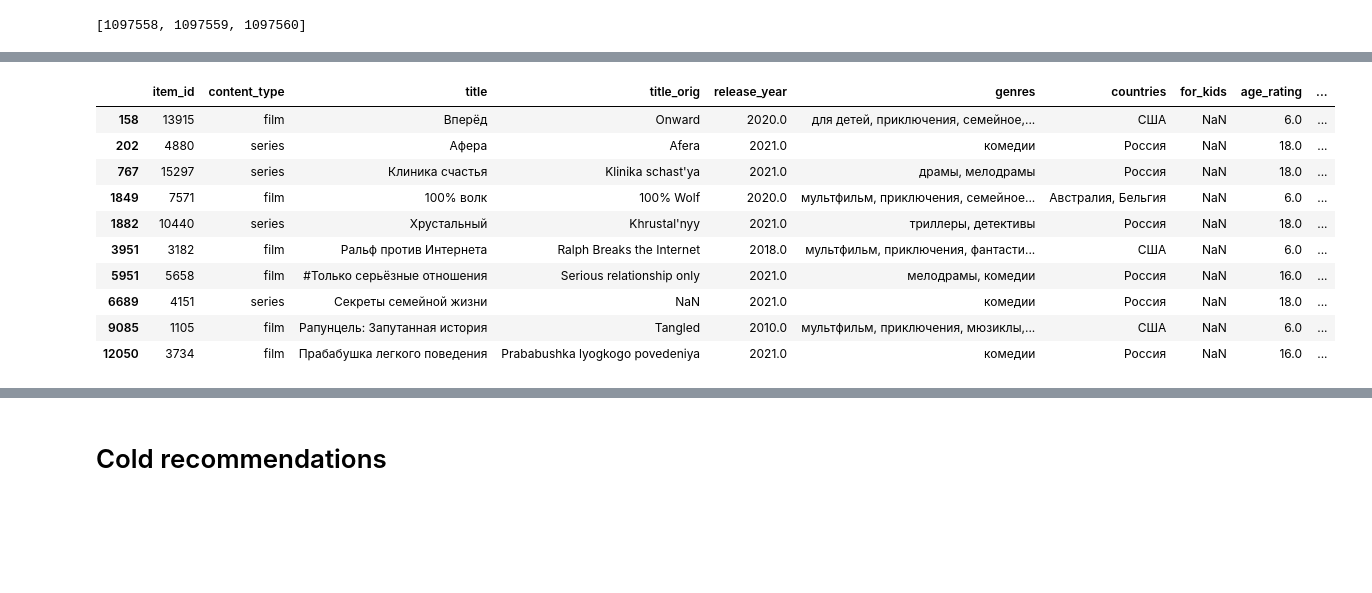
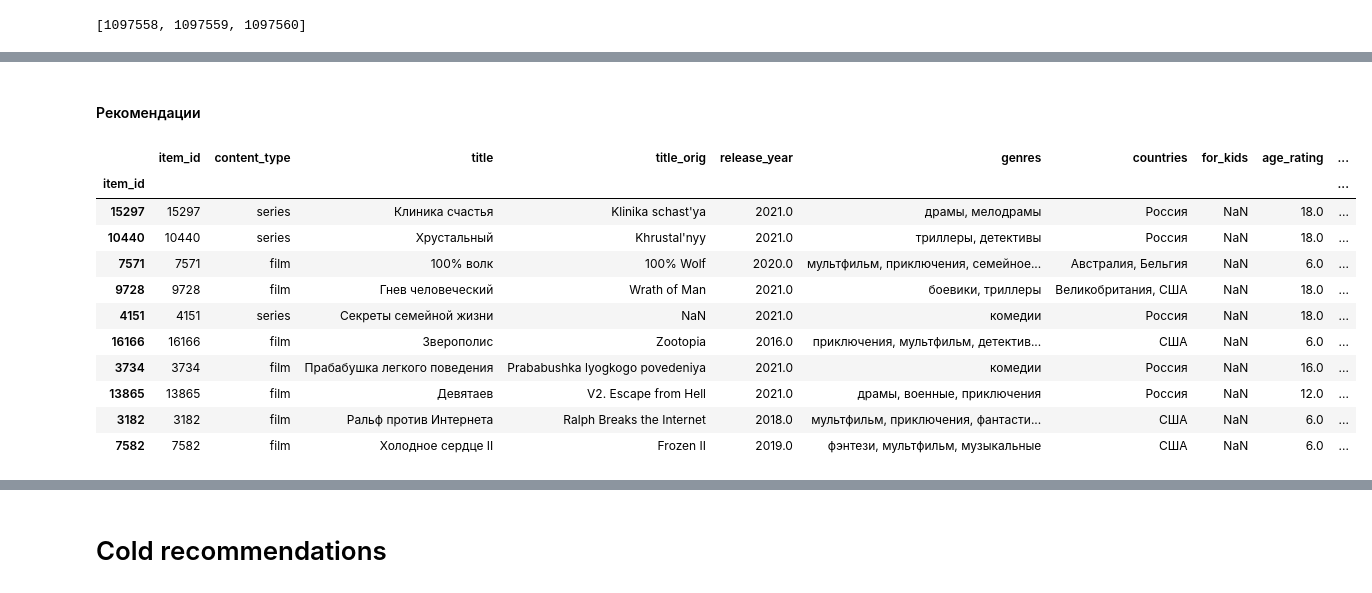
Before and after one commit to qeumo/RecoService, a Jupyter notebook: notebooks/hw4/Homework_4.ipynb, the cells around one changed output, grey strips where cells are left out. Saved outputs shown, nothing was run; the diff lists cells and outputs as text; code cells hidden in the pictures; blank space fills up the shorter version.

```diff
--- a/notebooks/hw4/Homework_4.ipynb
+++ b/notebooks/hw4/Homework_4.ipynb
@@ -741 +743,7 @@ avatars_reco_item_ids
+# %%
+item_popularity = interactions.groupby(Columns.Item)['user_id'].agg('count').reset_index().rename(mapper={'user_id': 'popularity'}, axis=1)
+# %%
+item_popularity['popularity'] = ((item_popularity.popularity - item_popularity.popularity.min()) / (item_popularity.popularity.max() - item_popularity.popularity.min())).sort_values()
+# %%
+items = items.merge(item_popularity, on='item_id')
 # %% [markdown]
@@ -775,14 +835,19 @@ items[items.item_id.isin(avatars_reco_item_ids[1097559])]
+# %% [markdown]
+#### Рекомендации
 # %%
-items[items.item_id.isin(avatars_reco_item_ids[1097560])]
+reco_avatar_3 = items[items.item_id.isin(avatars_reco_item_ids[1097560])]
+reco_avatar_3.index = reco_avatar_3.item_id
+reco_avatar_3.loc[avatars_reco_item_ids[1097560]]
 # %% [output]
 |  | item_id | content_type | title | title_orig | release_year | genres | countries | for_kids | age_rating | ... |
-| 158 | 13915 | film | Вперёд | Onward | 2020.0 | для детей, приключения, семейное,... | США | NaN | 6.0 | ... |
-| 202 | 4880 | series | Афера | Afera | 2021.0 | комедии | Россия | NaN | 18.0 | ... |
-| 767 | 15297 | series | Клиника счастья | Klinika schast'ya | 2021.0 | драмы, мелодрамы | Россия | NaN | 18.0 | ... |
-| 1849 | 7571 | film | 100% волк | 100% Wolf | 2020.0 | мультфильм, приключения, семейное... | Австралия, Бельгия | NaN | 6.0 | ... |
-| 1882 | 10440 | series | Хрустальный | Khrustal'nyy | 2021.0 | триллеры, детективы | Россия | NaN | 18.0 | ... |
-| 3951 | 3182 | film | Ральф против Интернета | Ralph Breaks the Internet | 2018.0 | мультфильм, приключения, фантасти... | США | NaN | 6.0 | ... |
-| 5951 | 5658 | film | #Только серьёзные отношения | Serious relationship only | 2021.0 | мелодрамы, комедии | Россия | NaN | 16.0 | ... |
-| 6689 | 4151 | series | Секреты семейной жизни | NaN | 2021.0 | комедии | Россия | NaN | 18.0 | ... |
-| 9085 | 1105 | film | Рапунцель: Запутанная история | Tangled | 2010.0 | мультфильм, приключения, мюзиклы,... | США | NaN | 6.0 | ... |
-| 12050 | 3734 | film | Прабабушка легкого поведения | Prababushka lyogkogo povedeniya | 2021.0 | комедии | Россия | NaN | 16.0 | ... |
+| item_id |  |  |  |  |  |  |  |  |  | ... |
+| 15297 | 15297 | series | Клиника счастья | Klinika schast'ya | 2021.0 | драмы, мелодрамы | Россия | NaN | 18.0 | ... |
+| 10440 | 10440 | series | Хрустальный | Khrustal'nyy | 2021.0 | триллеры, детективы | Россия | NaN | 18.0 | ... |
+| 7571 | 7571 | film | 100% волк | 100% Wolf | 2020.0 | мультфильм, приключения, семейное... | Австралия, Бельгия | NaN | 6.0 | ... |
+| 9728 | 9728 | film | Гнев человеческий | Wrath of Man | 2021.0 | боевики, триллеры | Великобритания, США | NaN | 18.0 | ... |
+| 4151 | 4151 | series | Секреты семейной жизни | NaN | 2021.0 | комедии | Россия | NaN | 18.0 | ... |
+| 16166 | 16166 | film | Зверополис | Zootopia | 2016.0 | приключения, мультфильм, детектив... | США | NaN | 6.0 | ... |
+| 3734 | 3734 | film | Прабабушка легкого поведения | Prababushka lyogkogo povedeniya | 2021.0 | комедии | Россия | NaN | 16.0 | ... |
+| 13865 | 13865 | film | Девятаев | V2. Escape from Hell | 2021.0 | драмы, военные, приключения | Россия | NaN | 12.0 | ... |
+| 3182 | 3182 | film | Ральф против Интернета | Ralph Breaks the Internet | 2018.0 | мультфильм, приключения, фантасти... | США | NaN | 6.0 | ... |
+| 7582 | 7582 | film | Холодное сердце II | Frozen II | 2019.0 | фэнтези, мультфильм, музыкальные | США | NaN | 6.0 | ... |
```
Also changed, not shown: parts of 25 cells of this notebook.
